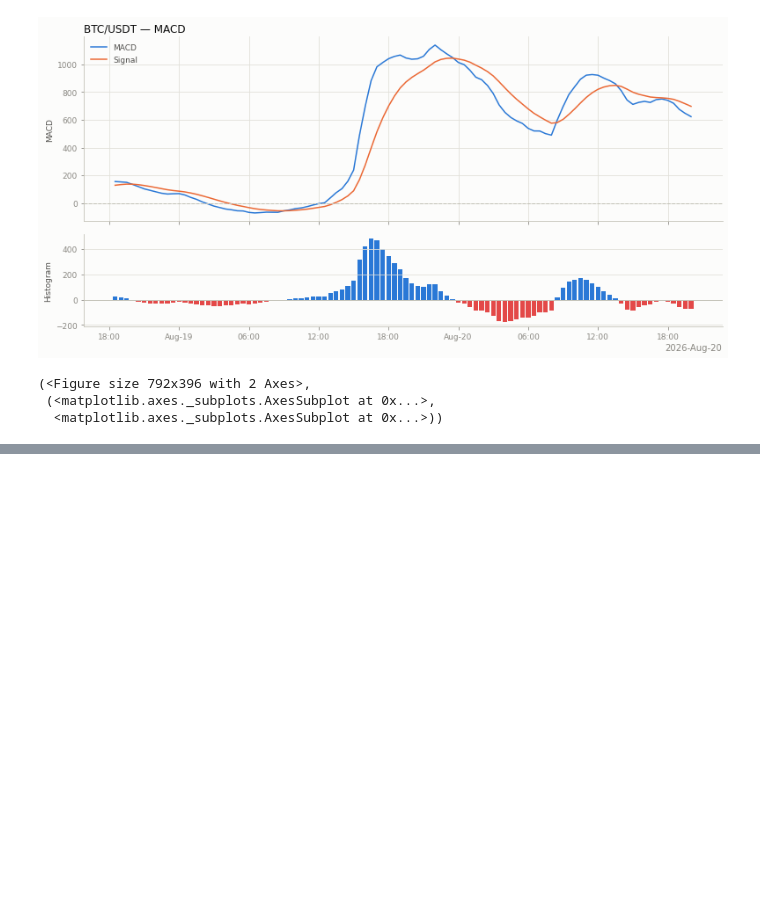
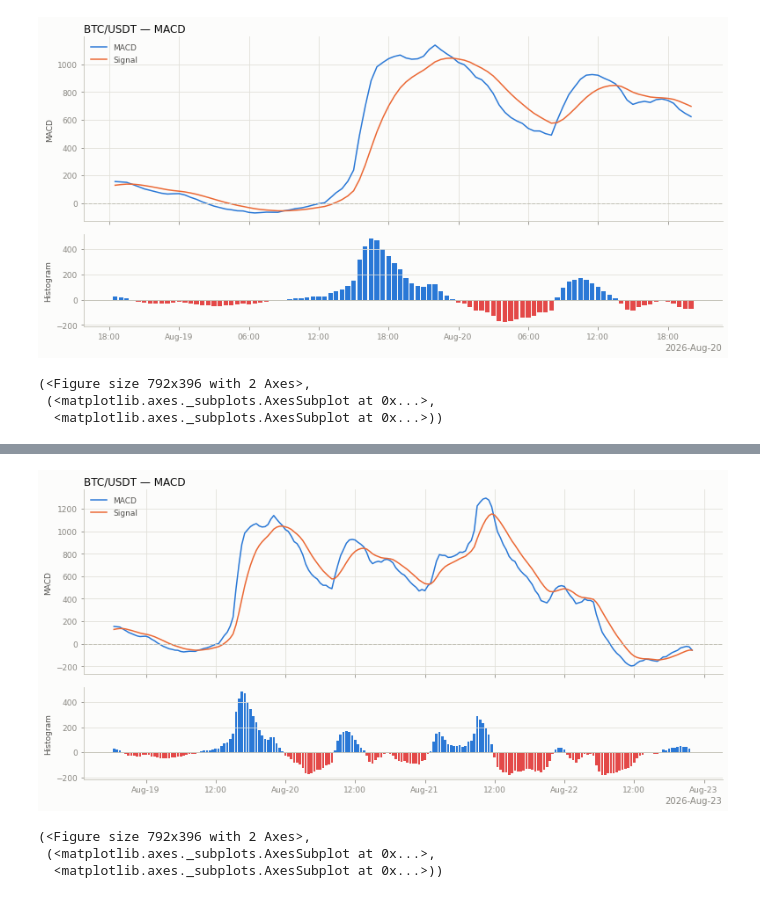
Before and after one commit to SuppanatP/AlgoGoneCrazy, a Jupyter notebook: visualization/eda.ipynb, the cells around one changed output, grey strips where cells are left out. Saved outputs shown, nothing was run; the diff lists cells and outputs as text; code cells hidden in the pictures; blank space fills up the shorter version.

```diff
--- a/visualization/eda.ipynb
+++ b/visualization/eda.ipynb
@@ -520,0 +535,7 @@ plot_macd(random_100, 'btc_usdt', label='BTC/USDT')
+# %%
+plot_macd(random_200, 'btc_usdt', label='BTC/USDT')
+# %% [output]
+[figure, added]
+(<Figure size 792x396 with 2 Axes>,
+ (<matplotlib.axes._subplots.AxesSubplot at 0x...>,
+  <matplotlib.axes._subplots.AxesSubplot at 0x...>))
```
Also changed, not shown: parts of 10 cells of this notebook.
